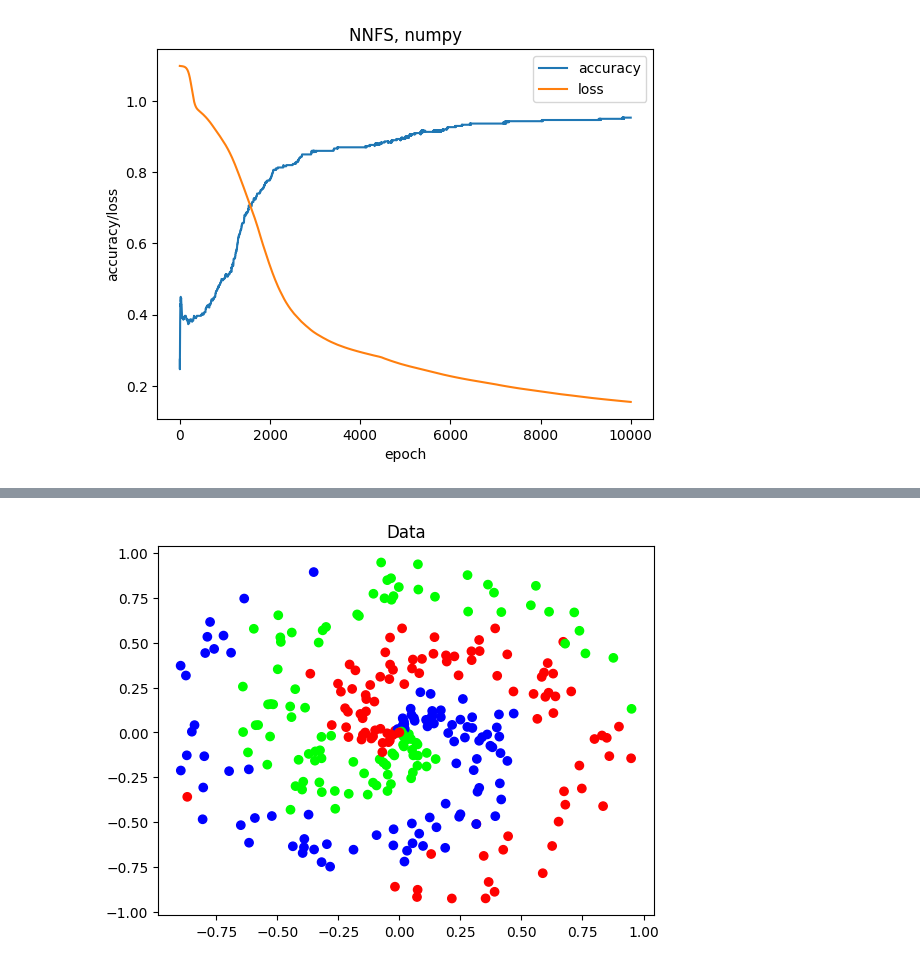
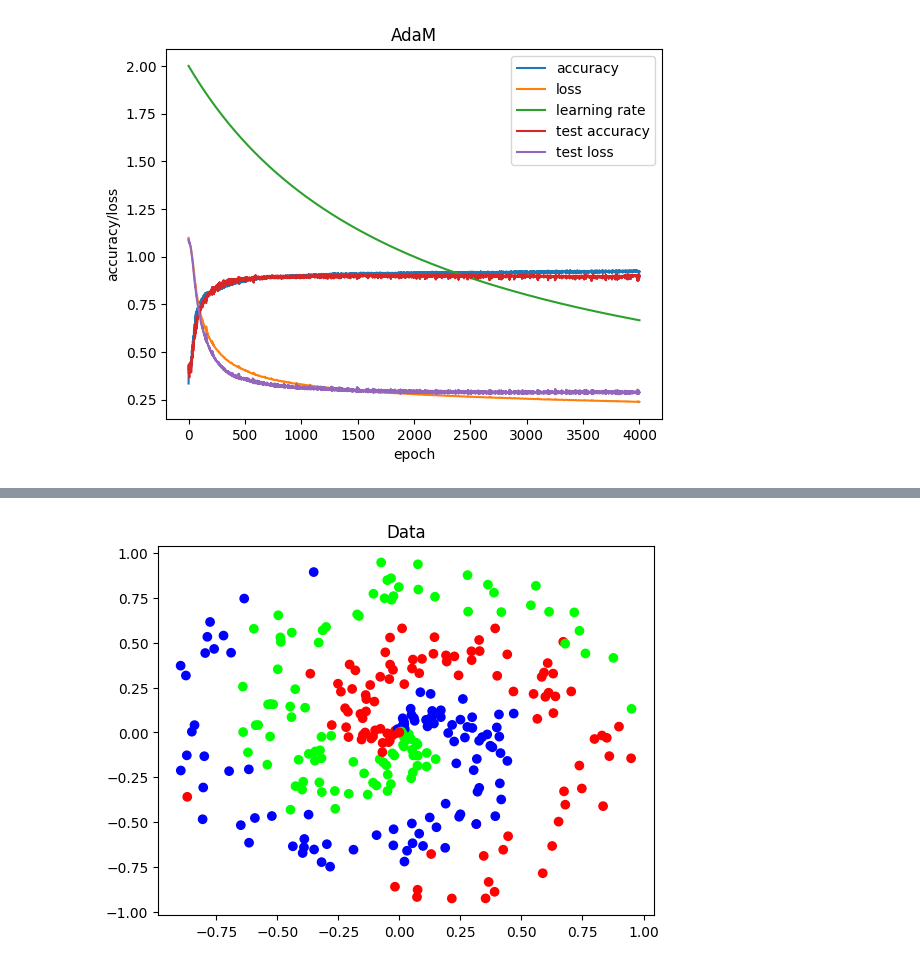
Before and after one commit to RB-Lab/nn-from-scratch-py, a Jupyter notebook: main.ipynb, the cells around one changed output, grey strips where cells are left out. Cells and saved outputs as stored; diff of their text form; code cells hidden in the pictures.

```diff
--- a/main.ipynb
+++ b/main.ipynb
@@ -1,64 +1,98 @@
 # %%
 import numpy as np
 # %%
+import numpy as np
 from lib.datasets import spiral_data
 from lib.dense_layer import Layer_Dense
 from lib.activations import Activation_ReLU
 from lib.combo import Activation_Softmax_Loss_CategoricalCrossentropy
-from lib.optimizers import Optimizer_SGD
-import json
+from lib.optimizers import Optimizer_RMSProp, Optimizer_SGD, Optimizer_Adam
+# import json
 
 #  Load dataset
-with open('./spiral.json') as f:
-    sp = json.load(f)
-X = np.array(sp['X'])
-y = np.array(sp['y'])
+# with open('./spiral.json') as f:
+#     sp = json.load(f)
+# X = np.array(sp['X'])
+# y = np.array(sp['y'])
+
+X, y = spiral_data(200, 3)
+X_test, y_test = spiral_data(100, 3)
 
 # Create Dense layer with 2 input features and 64 output values
-dense1 = Layer_Dense(2, 64)
+dense1 = Layer_Dense(2, 512, weight_regularizer_l2=5e-4, bias_regularizer_l2=5e-4)
 # Create ReLU activation (to be used with Dense layer):
 activation1 = Activation_ReLU()
 # Create second Dense layer with 3 input features (as we take output # of previous layer here) and 3 output values
-dense2 = Layer_Dense(64, 3)
+dense2 = Layer_Dense(512, 3)
 # Create Softmax+ Categorical cross-entropy
 loss_activation = Activation_Softmax_Loss_CategoricalCrossentropy()
 
 # Create optimizer
-optimizer = Optimizer_SGD(learning_rate=0.2)
+# optimizer = Optimizer_RMSProp(decay=1e-5, learning_rate=0.005, rho=0.999)
+# optimizer = Optimizer_SGD(decay=1e-3, momentum=0.9)
+optimizer = Optimizer_Adam(learning_rate=0.02, decay=5e-4)
 
 output = []
 
-for epoch in range(10001):
+
+if len(y.shape) == 2:
+  y = np.argmax(y, axis=1)
+if len(y_test.shape) == 2:
+  y_test = np.argmax(y_test, axis=1)
+
+
+for epoch in range(4001):
   dense1.forward(X)
   activation1.forward(dense1.output)
   dense2.forward(activation1.output)
-  loss = loss_activation.forward(dense2.output, y)
+  data_loss = loss_activation.forward(dense2.output, y)
+  regularization_loss = loss_activation.loss.regularization_loss(dense1) + loss_activation.loss.regularization_loss(dense2)
+  loss = data_loss + regularization_loss
   predictions = np.argmax(loss_activation.output, axis=1)
-  if len(y.shape) == 2:
-    y = np.argmax(y, axis=1)
-  accuracy = np.mean(predictions==y)
-  # if not epoch % 100:
-  output.append([epoch, accuracy, loss])
+  # == between two np.arrays makes a new array of booleans (true if equal, false if not)
+  # np.mean() of the boolean array is a fraction of correct predictions i.e. accuracy
+  accuracy = np.mean(predictions == y)
+  out = [epoch, accuracy, loss, optimizer.get_lr(epoch)]
 
   loss_activation.backward(loss_activation.output, y)
   dense2.backward(loss_activation.d_inputs)
   activation1.backward(dense2.d_inputs)
   dense1.backward(activation1.d_inputs)
 
-  optimizer.update_params(dense1)
-  optimizer.update_params(dense2)
+  optimizer.update_params(dense1, epoch)
+  optimizer.update_params(dense2, epoch)
+
+
+  # forward pass on test data
+  dense1.forward(X_test)
+  activation1.forward(dense1.output)
+  dense2.forward(activation1.output)
+  loss_test = loss_activation.forward(dense2.output, y_test)
+  predictions = np.argmax(loss_activation.output, axis=1)
+  accuracy_test = np.mean(predictions == y_test)
+  out.append(accuracy_test)
+  out.append(loss_test)
+
+  # if not epoch % 100:
+  if data_loss < 1.5:
+    output.append(out)
 
 # display output as a plot, showing accuracy and loss as a function of epoch as blue and orange lines, respectively
 import matplotlib.pyplot as plt
-plt.title('NNFS, numpy')
+plt.title('AdaM')
+# plt.title('SGD with momentum')
+# plt.title('RMSProp')
 plt.plot(np.array(output)[:,0], np.array(output)[:,1])
 plt.plot(np.array(output)[:,0], np.array(output)[:,2])
-plt.legend(['accuracy', 'loss'])
+plt.plot(np.array(output)[:,0], np.array(output)[:,3] * 100)
+plt.plot(np.array(output)[:,0], np.array(output)[:,4])
+plt.plot(np.array(output)[:,0], np.array(output)[:,5])
+plt.legend(['accuracy', 'loss', 'learning rate', 'test accuracy', 'test loss'])
 plt.xlabel('epoch')
 plt.ylabel('accuracy/loss')
 plt.show()
 # %% [output]
-[figure, old version]
+[figure, new version]
 # %%
 # read ./deno-out.json
 import json
```
Also changed, not shown: parts of 2 cells of this notebook, 10 other files.
